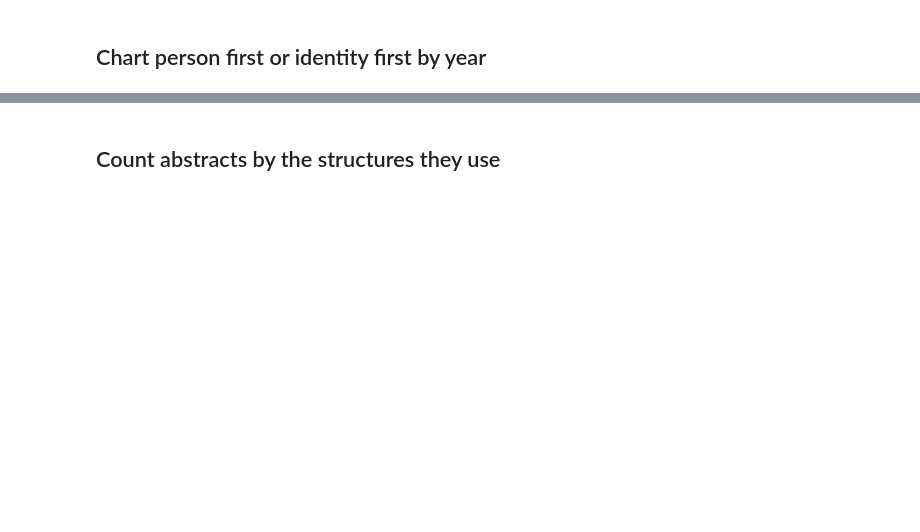
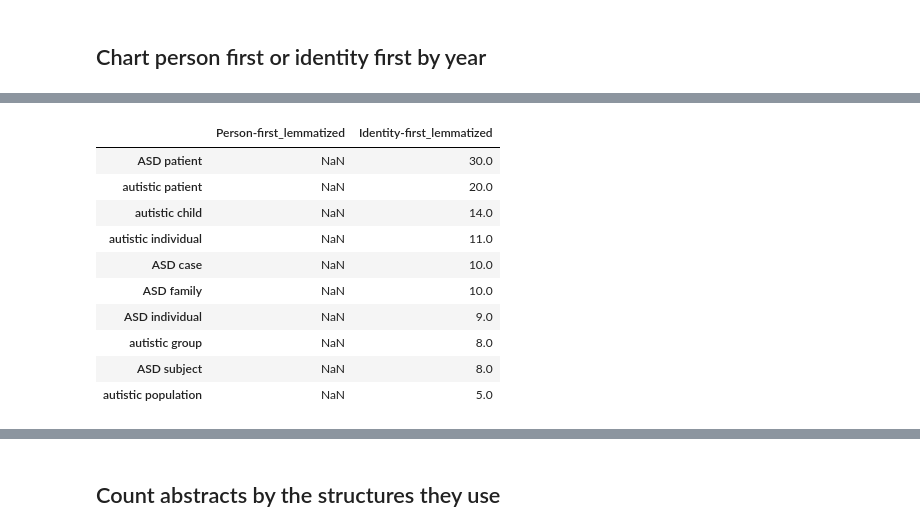
Before and after one commit to UKDataServiceOpen/Person_Identy_First_Language, a Jupyter notebook: 2023_Second_analysis/code/3_Pattern_matching.ipynb, the cells around one changed output, grey strips where cells are left out. Cells and saved outputs as stored; diff of their text form; code cells hidden in the pictures; blank space fills up the shorter version.

```diff
--- a/2023_Second_analysis/code/3_Pattern_matching.ipynb
+++ b/2023_Second_analysis/code/3_Pattern_matching.ipynb
@@ -365,4 +446,16 @@ person_identity_examples.sort_values(by=['Person-first'], ascending=False)
 # %%
-person_identity_examples.sort_values(by=['Identity-first'], ascending=False)
+person_identity_examples.sort_values(by=['Identity-first_lemmatized'], ascending=False).head(10)
+# %% [output]
+|  | Person-first_lemmatized | Identity-first_lemmatized |
+| ASD patient | NaN | 30.0 |
+| autistic patient | NaN | 20.0 |
+| autistic child | NaN | 14.0 |
+| autistic individual | NaN | 11.0 |
+| ASD case | NaN | 10.0 |
+| ASD family | NaN | 10.0 |
+| ASD individual | NaN | 9.0 |
+| autistic group | NaN | 8.0 |
+| ASD subject | NaN | 8.0 |
+| autistic population | NaN | 5.0 |
 # %%
 person_identity_examples.notnull().sum()
```
Also changed, not shown: parts of 26 cells of this notebook, 5 other files.
